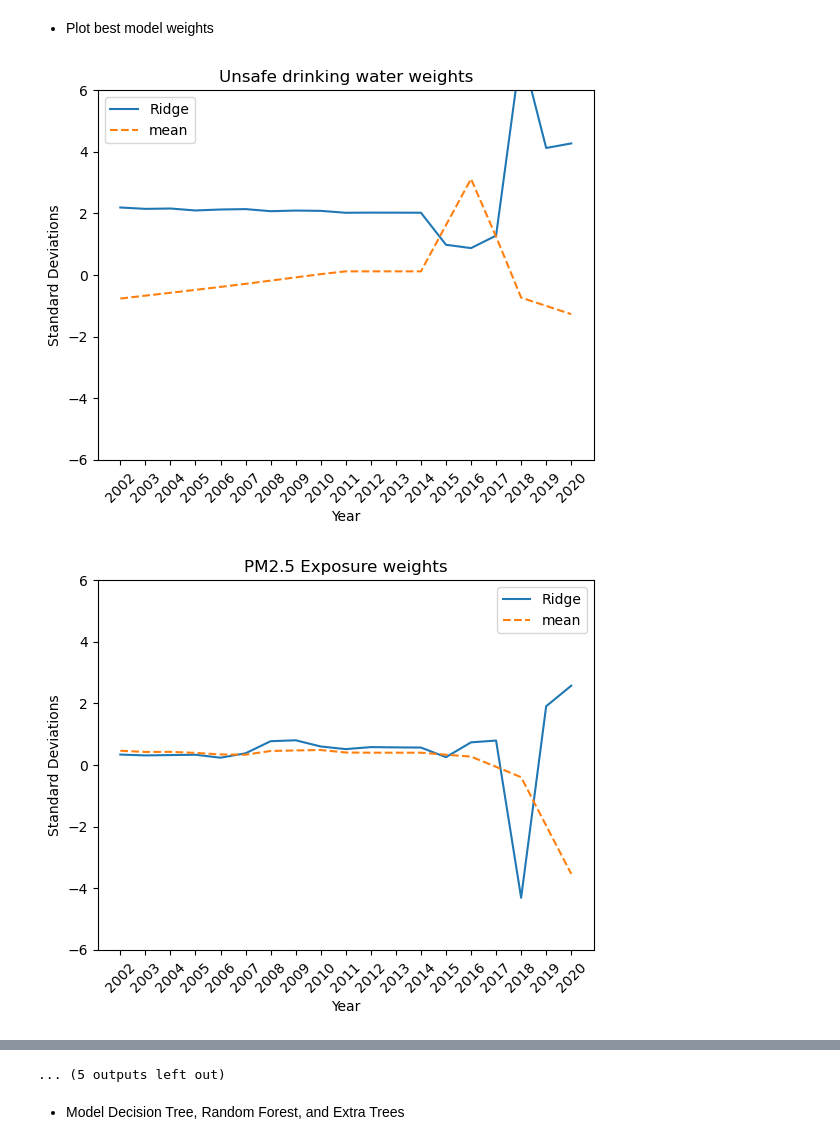
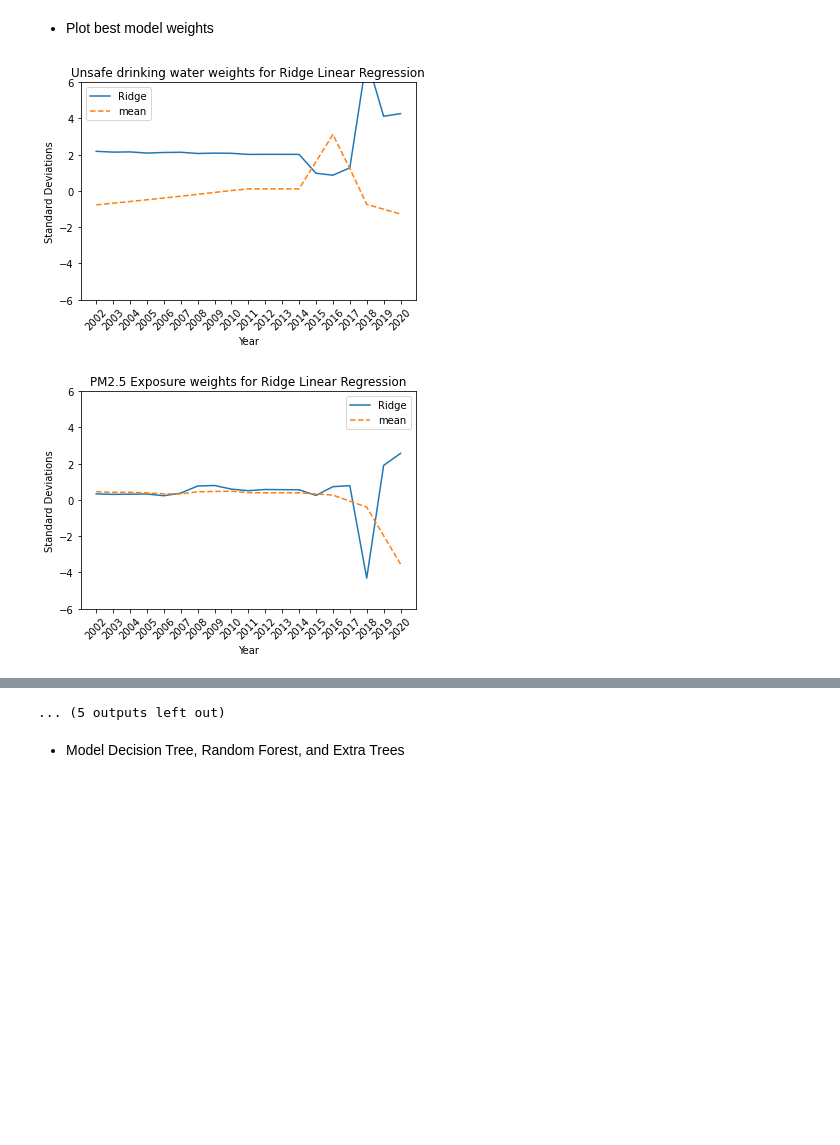
Before and after one commit to Avanyali/EPIDemographicModel, a Jupyter notebook: bens_notebooks/linregs.ipynb, the cells around one changed output, grey strips where cells are left out. Cells and saved outputs as stored; diff of their text form; code cells hidden in the pictures; blank space fills up the shorter version.

Commit message:
images saved for analysis

```diff
--- a/bens_notebooks/linregs.ipynb
+++ b/bens_notebooks/linregs.ipynb
@@ -183,34 +183,35 @@ linear_frame.drop(columns = ['train_r2', 'test_r2', 'delta'], inplace = True)
 model_names = list(year_models.keys())
 
 years = range(min_year, max_year + 1)
 
 for col in x_list:
     year_slice = linear_frame.loc['Ridge', col]
 
     if year_slice.map(abs).max() > 1:
 
         plt.plot(years, year_slice)
 
         means = []
         for year in years:
             means.append(epi.loc[(slice(None), year), :][col].mean())
 
         plt.plot(years, sc.fit_transform(np.array(means).reshape(-1,1)), '--')
 
         legend = ['Ridge']
         legend.append('mean')
 
-        plt.title(f'{col} weights')
+        plt.title(f'{col} weights for Ridge Linear Regression')
         plt.xlabel('Year')
         plt.ylabel('Standard Deviations')
         plt.xticks(ticks = years, rotation = 45)
         plt.legend(legend)
 
         #credit to: https://stackoverflow.com/questions/3777861/setting-y-axis-limit-in-matplotlib
         x1,x2,y1,y2 = plt.axis()
         plt.axis((x1,x2,-6,6))
 
-    plt.show()
+        plt.savefig(f'images/Ridge_{col}.png')
+        plt.show()
 # %% [output]
-[figure, old version]
+[figure, new version]
-[figure, old version]
+[figure, new version]
```
Also changed, not shown: parts of 7 cells of this notebook, 26 other files.
